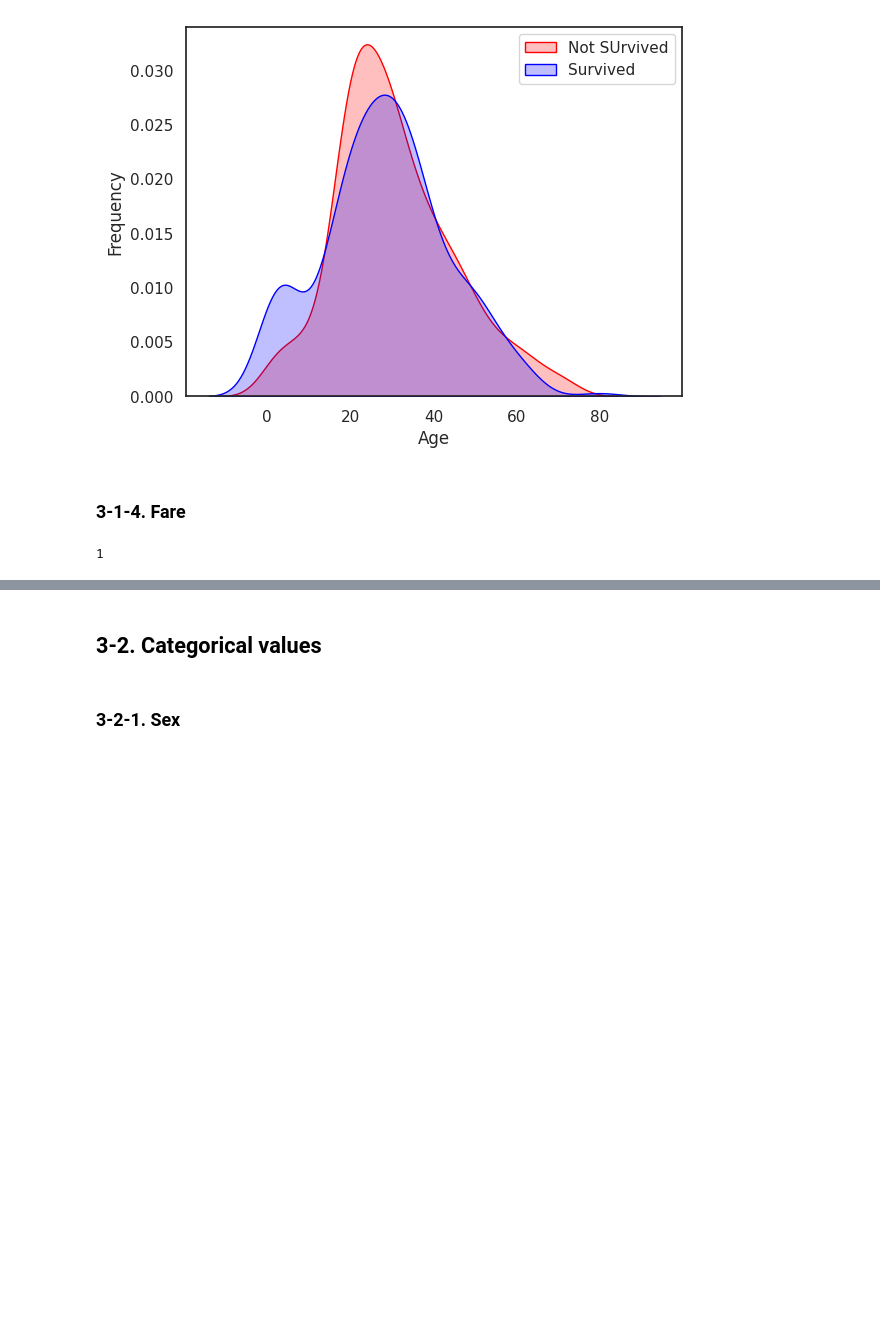
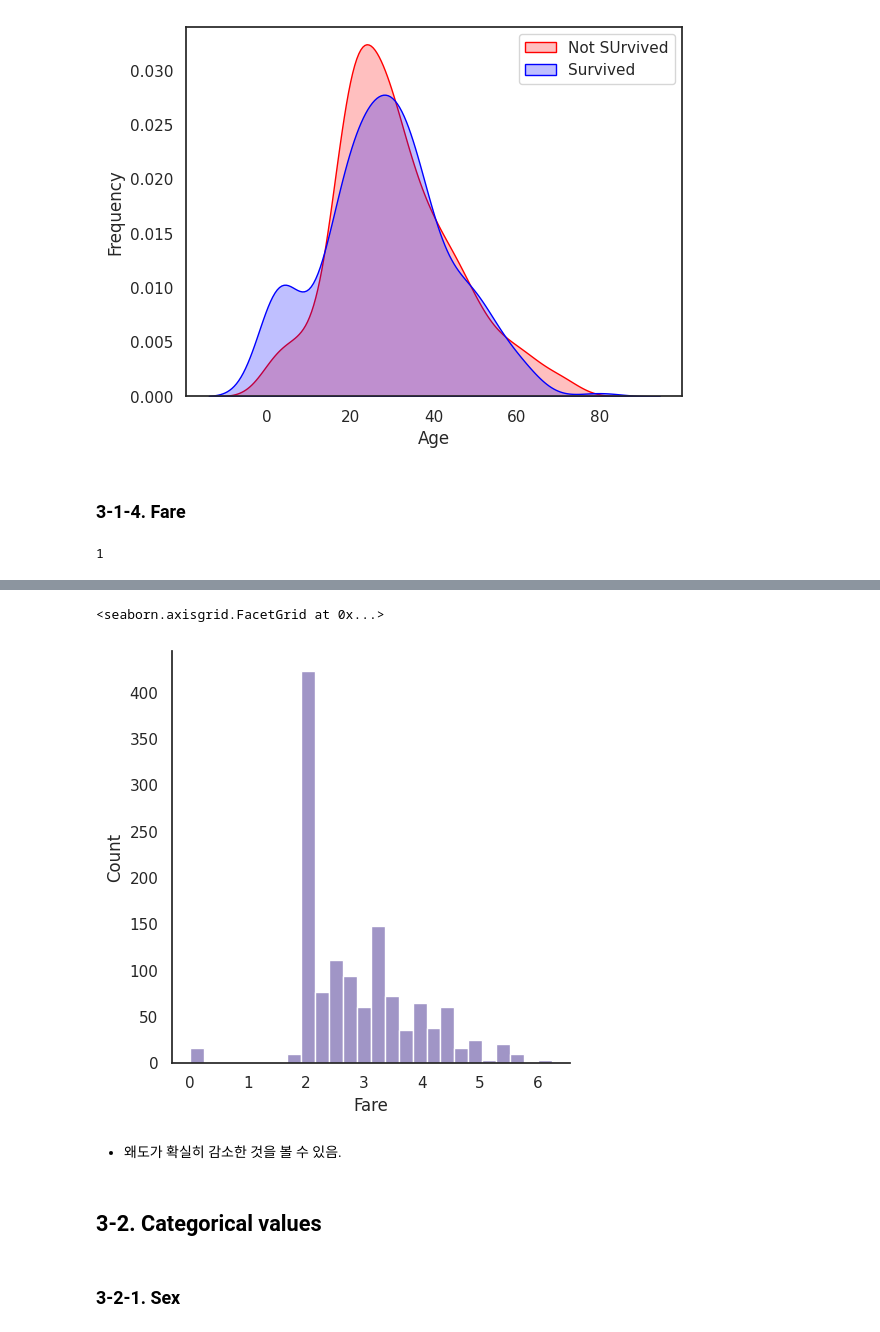
Before and after one commit to yeonduhaeyo/kaggle, a Jupyter notebook: 3-titanic-top-4-with-ensemble-modeling.ipynb, the cells around one changed output, grey strips where cells are left out. Drawn from its saved outputs; the diff is of its cells as text; code cells hidden in the pictures; blank space fills up the shorter version.

```diff
--- a/3-titanic-top-4-with-ensemble-modeling.ipynb
+++ b/3-titanic-top-4-with-ensemble-modeling.ipynb
@@ -288,4 +290,15 @@ dataset["Fare"] = dataset["Fare"].fillna(dataset["Fare"].median())
 - 로그 함수로 변환하여 왜곡을 줄이는 것이 좋음.
+# %%
+# Apply log to Fare to reduce skewness distribution
+
+dataset["Fare"] = dataset["Fare"].map(lambda i :np.log(i) if i >0 else 0)
+# %%
+sns.displot(dataset["Fare"], color="m", label="Skewness : %.2f"%(dataset["Fare"].skew()))
+# %% [output]
+<seaborn.axisgrid.FacetGrid at 0x...>
+[figure, added]
+# %% [markdown]
+- 왜도가 확실히 감소한 것을 볼 수 있음.
 # %% [markdown]
 ## 3-2. Categorical values
 # %% [markdown]
```
Also changed, not shown: parts of 62 cells of this notebook.
